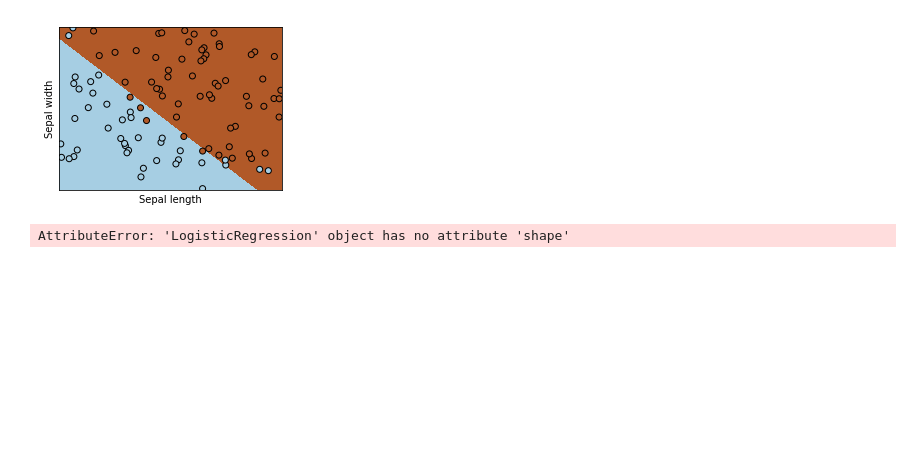
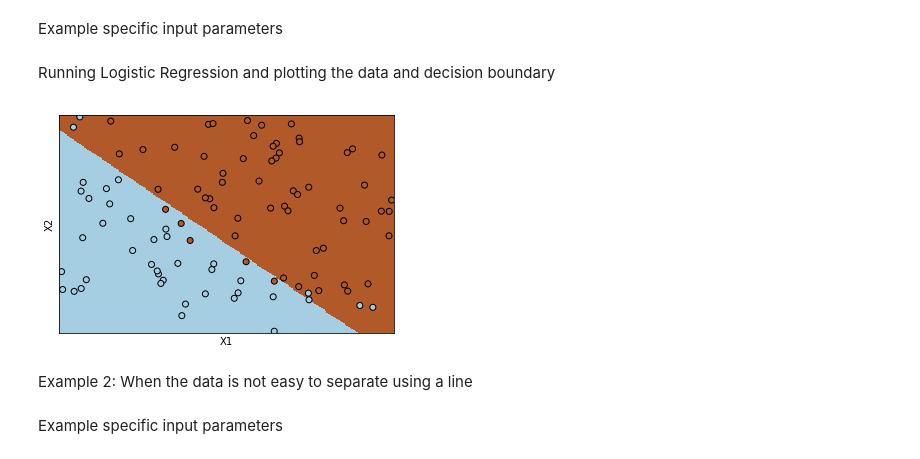
Before and after one commit to adil-rasheed/MachineLearning, a Jupyter notebook: LogisticRegression/LogisticRegression_SKLearn.ipynb, the cells around one changed output. Drawn from its saved outputs; the diff is of its cells as text; code cells hidden in the pictures; blank space fills up the shorter version.

Commit message:
Cleaned the Logistic Regression Codes

```diff
--- a/LogisticRegression/LogisticRegression_SKLearn.ipynb
+++ b/LogisticRegression/LogisticRegression_SKLearn.ipynb
@@ -13,0 +31,14 @@ def mapFeature(X1, X2, degree):
+# %%
+def plot_boundary(X,y,degree,logreg):
+    x_min, x_max = X[:, 1].min() - .5, X[:, 1].max() + .5
+    y_min, y_max = X[:, 2].min() - .5, X[:, 2].max() + .5
+    xs, ys = np.meshgrid(np.linspace(x_min, x_max, 200),np.linspace(y_min, y_max, 200))
+    xys = mapFeature(xs.ravel(),ys.ravel(),degree)
+    Z = logreg.predict(xys).reshape(xs.shape)
+    plt.pcolormesh(xs, ys, Z, cmap=plt.cm.Paired)
+    plt.scatter(X[:, 1], X[:, 2], c=Y, edgecolors='k', cmap=plt.cm.Paired)
+    plt.xlim(xs.min(), xs.max())
+    plt.ylim(ys.min(), ys.max())
+    plt.xticks(())
+    plt.yticks(())
+    return plt
@@ -15,31 +49,24 @@ def mapFeature(X1, X2, degree):
 data = np.loadtxt('data1.txt', delimiter=",")
 X = data[:,:2]
 Y = data[:,2]
-# %%
-h = .02  # step size in the mesh
-logreg = linear_model.LogisticRegression(C=1e5)
-logreg.fit(X, Y)
-x_min, x_max = X[:, 0].min() - .5, X[:, 0].max() + .5
-y_min, y_max = X[:, 1].min() - .5, X[:, 1].max() + .5
-xx, yy = np.meshgrid(np.arange(x_min, x_max, h), np.arange(y_min, y_max, h))
-Z = logreg.predict(np.c_[xx.ravel(), yy.ravel()])
-
-# Put the result into a color plot
-Z = Z.reshape(xx.shape)
-plt.figure(1, figsize=(4, 3))
-plt.pcolormesh(xx, yy, Z, cmap=plt.cm.Paired)
-
-# Plot also the training points
-plt.scatter(X[:, 0], X[:, 1], c=Y, edgecolors='k', cmap=plt.cm.Paired)
-plt.xlabel('Sepal length')
-plt.ylabel('Sepal width')
-
-plt.xlim(xx.min(), xx.max())
-plt.ylim(yy.min(), yy.max())
-plt.xticks(())
-plt.yticks(())
-
-plt.show()
-# %% [output]
-[figure, removed]
+# %% [markdown]
+Example specific input parameters
+# %%
+degree=1 #Degree of
+lambda_=1e-5 #Rregularaization parameter
+# %% [markdown]
+Running Logistic Regression and plotting the data and decision boundary
+# %%
+X = mapFeature(X[:,0], X[:,1],degree)
+logreg = linear_model.LogisticRegression(C=1/lambda_)
+logreg.fit(X, Y)
+plt=plot_boundary(X,Y,degree,logreg)
+plt=plot_boundary(X,Y,degree,logreg)
+plt.xlabel('X1')
+plt.ylabel('X2')
+plt.show()
+# %% [output]
+[figure, added]
+# %% [markdown]
+Example 2: When the data is not easy to separate using a line
 # %%
@@ -76,4 +77,2 @@ temp=logreg.fit(X, Y)
-# %%
-temp.shape
-# %% [output]
-AttributeError: 'LogisticRegression' object has no attribute 'shape'
+# %% [markdown]
+Example specific input parameters
```
Also changed, not shown: parts of 13 cells of this notebook.
